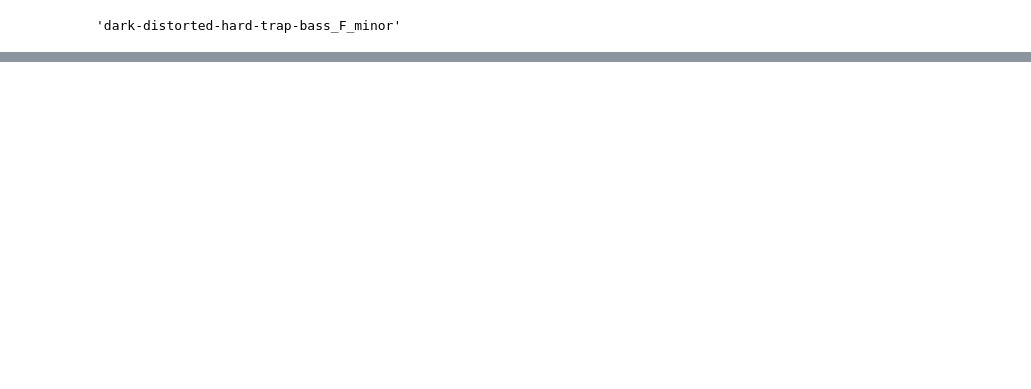
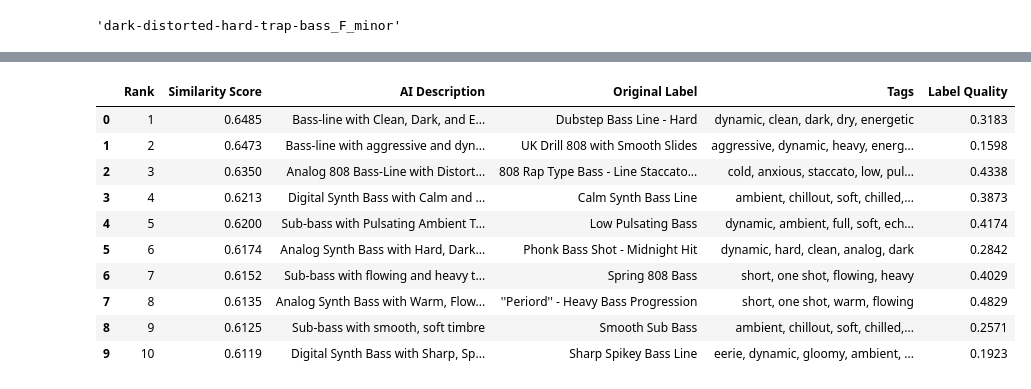
Before and after one commit to mard4/music-ai, a Jupyter notebook: src/data_exploration/visualization_scripts/audio_retrieval.ipynb, the cells around one changed output, grey strips where cells are left out. Drawn from its saved outputs; the diff is of its cells as text; code cells hidden in the pictures; blank space fills up the shorter version.

Commit message:
Evaluation results, csvs

```diff
--- a/src/data_exploration/visualization_scripts/audio_retrieval.ipynb
+++ b/src/data_exploration/visualization_scripts/audio_retrieval.ipynb
@@ -14,16 +14,53 @@ from sklearn.manifold import TSNE
 from qdrant_client import QdrantClient
 import sys
 import os
+import pandas as pd
 
-# Setup Path
 sys.path.append(os.path.abspath("../.."))
 from config.settings import settings
 from rag.clap.model_handler import create_clap_model
 
-# --- CONFIGURAZIONE ---
 QDRANT_COLLECTION = settings.QDRANT_ENRICHED_COLLECTION_NAME
-BACKGROUND_SAMPLES = 400       # Punti di contesto (rumore di fondo)
-TOP_K = 10                     # Quanti risultati recuperare
+BACKGROUND_SAMPLES = 400
+TOP_K = 10
+FILENAME = os.path.basename(QUERY_AUDIO_PATH)
+
+RESULTS_DIR = "./results"
+os.makedirs(RESULTS_DIR, exist_ok=True)
+
+async def print_audio_retrieval_table(search_res):
+    table_data = []
+
+    for rank, hit in enumerate(search_res.points, start=1):
+        payload = hit.payload or {}
+        ai_label = payload.get("ai_label", "N/A")
+        orig_label = payload.get("original_label") or payload.get("original_filename", "N/A")
+        tags = payload.get("ai_tags", [])
+        tags_str = ", ".join(tags[:5]) if isinstance(tags, list) else str(tags)
+        stored_quality = payload.get("clap_score", 0.0)
+
+        table_data.append({
+            "Rank": rank,
+            "Similarity Score": hit.score,
+            "AI Description": ai_label,
+            "Original Label": orig_label,
+            "Tags": tags_str,
+            "Label Quality": stored_quality
+        })
+
+    df = pd.DataFrame(table_data)
+
+    csv_path = os.path.join(RESULTS_DIR, f"audio_retrieval_table_{FILENAME}.csv")
+    df.to_csv(csv_path, index=False)
+    print(f"Tabella salvata in: {csv_path}")
+
+    print(f"TOP-{TOP_K} FILE ACUSTICAMENTE SIMILI A: {QUERY_AUDIO_PATH}")
+    print("="*80)
+
+    pd.set_option('display.max_colwidth', None)
+    display(df.style.background_gradient(subset=['Similarity Score'], cmap='Blues')
+                    .background_gradient(subset=['Label Quality'], cmap='Greens')
+                    .format({'Similarity Score': '{:.4f}', 'Label Quality': '{:.4f}'}))
 
 async def visualize_audio_semantic_map():
     if not os.path.exists(QUERY_AUDIO_PATH):
@@ -32,31 +69,22 @@ async def visualize_audio_semantic_map():
 
     print(f"--- ANALISI RETRIEVAL AUDIO: '{QUERY_AUDIO_PATH}' ---")
 
-    # Init Clients
     client_q = QdrantClient(host=settings.QDRANT_CONNECTION_HOST, port=settings.QDRANT_PORT)
-
-    print("Caricamento modello CLAP...")
     clap = create_clap_model()
 
-    # 1. EMBEDDING DELLA QUERY (Audio Input)
-    # Usiamo CLAP per convertire il file WAV in un vettore
     print("Calcolo embedding audio input...")
     query_vector = clap.get_audio_embedding([QUERY_AUDIO_PATH])[0]
 
-    # 2. RETRIEVAL (I Vicini più prossimi)
-    # Cerchiamo nello spazio 'audio_vector' (Similarità Acustica)
     print("Esecuzione ricerca vettoriale (Audio-to-Audio)...")
     search_res = client_q.query_points(
         collection_name=QDRANT_COLLECTION,
         query=query_vector,
-        using="audio_vector", # Fondamentale: usiamo lo spazio audio
+        using="audio_vector",
         limit=TOP_K,
         with_payload=True,
-        with_vectors=["audio_vector"] # Ci serve il vettore per plottarlo!
+        with_vectors=["audio_vector"]
     )
 
-    # 3. BACKGROUND (Il Contesto)
-    # Prendiamo campioni casuali dallo spazio audio per disegnare la "mappa"
     print("Recupero contesto di fondo...")
     scroll_res, _ = client_q.scroll(
         collection_name=QDRANT_COLLECTION,
@@ -65,11 +93,8 @@ async def visualize_audio_semantic_map():
         with_vectors=["audio_vector"]
     )
 
-    # --- PREPARAZIONE DATI (Stessa struttura dello script testuale) ---
     vectors = []
     meta = []
-
-    # A. Aggiungiamo la Query (Indice 0)
     vectors.append(query_vector)
     meta.append({
         "name": "INPUT AUDIO",
@@ -78,17 +103,14 @@ async def visualize_audio_semantic_map():
         "type": "query"
     })
 
-    # B. Aggiungiamo i Risultati (Indici 1...K)
     result_indices = []
     for i, hit in enumerate(search_res.points):
-        # Gestione sicura del vettore (dict o list)
         vec = hit.vector.get("audio_vector") if isinstance(hit.vector, dict) else hit.vector
         if vec is None: continue
 
         vectors.append(vec)
         payload = hit.payload or {}
 
-        # Costruiamo una descrizione leggibile
         fname = payload.get("original_filename", "Unknown")
         label = payload.get("label", "")
         tags = payload.get("ai_tags", [])
@@ -102,9 +124,7 @@ async def visualize_audio_semantic_map():
         })
         result_indices.append(len(vectors) - 1)
 
-    # C. Aggiungiamo il Background
     for hit in scroll_res:
-        # Evitiamo duplicati se il background include i risultati trovati
         if hit.id in [r.id for r in search_res.points]:
             continue
 
@@ -120,23 +140,18 @@ async def visualize_audio_semantic_map():
             "type": "noise"
         })
 
-    # --- RIDUZIONE DIMENSIONALE ---
     print("Proiezione 2D (PCA + t-SNE)...")
     X = np.array(vectors)
 
-    # Step 1: PCA
     pca = PCA(n_components=min(50, len(X)))
     X_pca = pca.fit_transform(X)
 
-    # Step 2: t-SNE
     tsne = TSNE(n_components=2, perplexity=min(30, len(X)-1), random_state=42, init='pca', learning_rate='auto')
     X_2d = tsne.fit_transform(X_pca)
 
-    # --- VISUALIZZAZIONE INTERATTIVA (Stesso codice grafico) ---
     fig = go.Figure()
 
-    # 1. Disegna le CONNESSIONI (Query -> Risultati)
-    q_x, q_y = X_2d[0] # Coordinate Query
+    q_x, q_y = X_2d[0]
 
     for idx in result_indices:
         r_x, r_y = X_2d[idx]
@@ -146,14 +161,13 @@ async def visualize_audio_semantic_map():
             x=[q_x, r_x], y=[q_y, r_y],
             mode='lines',
             line=dict(
-                color='rgba(0, 0, 255, 0.4)', # Blu per l'audio (per distinguerlo dal rosso del testo)
+                color='rgba(0, 0, 255, 0.4)',
                 width=score * 5
             ),
             hoverinfo='none',
             showlegend=False
         ))
 
-    # 2. Disegna il BACKGROUND (Grigio)
     bg_indices = [i for i, m in enumerate(meta) if m['type'] == 'noise']
     bg_x = X_2d[bg_indices, 0]
     bg_y = X_2d[bg_indices, 1]
@@ -168,7 +182,6 @@ async def visualize_audio_semantic_map():
         hoverinfo='text'
     ))
 
-    # 3. Disegna i RISULTATI (Colorati per Score)
     res_x = [X_2d[i][0] for i in result_indices]
     res_y = [X_2d[i][1] for i in result_indices]
     res_scores = [meta[i]['score'] for i in result_indices]
@@ -180,7 +193,7 @@ async def visualize_audio_semantic_map():
         marker=dict(
             size=15,
             color=res_scores,
-            colorscale='Blues', # Scala Blu per Audio
+            colorscale='Blues',
             showscale=True,
             colorbar=dict(title="Similarity Score"),
             line=dict(color='white', width=2)
@@ -190,7 +203,6 @@ async def visualize_audio_semantic_map():
         hoverinfo='text'
     ))
 
-    # 4. Disegna la QUERY (Stella Rossa)
     fig.add_trace(go.Scatter(
         x=[q_x], y=[q_y],
         mode='markers',
@@ -199,7 +211,6 @@ async def visualize_audio_semantic_map():
         hoverinfo='name'
     ))
 
-    # Layout
     fig.update_layout(
         title=f"<b>Audio Retrieval Map</b><br>Input: {FILENAME}",
         width=1000,
@@ -210,10 +221,14 @@ async def visualize_audio_semantic_map():
         legend=dict(yanchor="top", y=0.99, xanchor="left", x=0.01)
     )
 
+    plot_path = os.path.join(RESULTS_DIR, f"audio_retrieval_map_{FILENAME}.html")
+    fig.write_html(plot_path)
+    print(f"Grafico salvato in: {plot_path}")
+
+    await print_audio_retrieval_table(search_res=search_res)
+
     fig.show()
 
-# Esecuzione
-# asyncio.run(visualize_audio_semantic_map())
 await visualize_audio_semantic_map()
 # %% [output]
 --- ANALISI RETRIEVAL AUDIO: 'C:/Users/marti/Desktop/dark-distorted-hard-trap-bass_F_minor.wav' ---
@@ -224,0 +243,11 @@ Proiezione 2D (PCA + t-SNE)...
+|  | Rank | Similarity Score | AI Description | Original Label | Tags | Label Quality |
+| 0 | 1 | 0.6485 | Bass-line with Clean, Dark, and E... | Dubstep Bass Line - Hard | dynamic, clean, dark, dry, energetic | 0.3183 |
+| 1 | 2 | 0.6473 | Bass-line with aggressive and dyn... | UK Drill 808 with Smooth Slides | aggressive, dynamic, heavy, energ... | 0.1598 |
+| 2 | 3 | 0.6350 | Analog 808 Bass-Line with Distort... | 808 Rap Type Bass - Line Staccato... | cold, anxious, staccato, low, pul... | 0.4338 |
+| 3 | 4 | 0.6213 | Digital Synth Bass with Calm and ... | Calm Synth Bass Line | ambient, chillout, soft, chilled,... | 0.3873 |
+| 4 | 5 | 0.6200 | Sub-bass with Pulsating Ambient T... | Low Pulsating Bass | dynamic, ambient, full, soft, ech... | 0.4174 |
+| 5 | 6 | 0.6174 | Analog Synth Bass with Hard, Dark... | Phonk Bass Shot - Midnight Hit | dynamic, hard, clean, analog, dark | 0.2842 |
+| 6 | 7 | 0.6152 | Sub-bass with flowing and heavy t... | Spring 808 Bass | short, one shot, flowing, heavy | 0.4029 |
+| 7 | 8 | 0.6135 | Analog Synth Bass with Warm, Flow... | ''Periord'' - Heavy Bass Progression | short, one shot, warm, flowing | 0.4829 |
+| 8 | 9 | 0.6125 | Sub-bass with smooth, soft timbre | Smooth Sub Bass | ambient, chillout, soft, chilled,... | 0.2571 |
+| 9 | 10 | 0.6119 | Digital Synth Bass with Sharp, Sp... | Sharp Spikey Bass Line | eerie, dynamic, gloomy, ambient, ... | 0.1923 |
```
Also changed, not shown: parts of 2 cells of this notebook, 16 other files.
